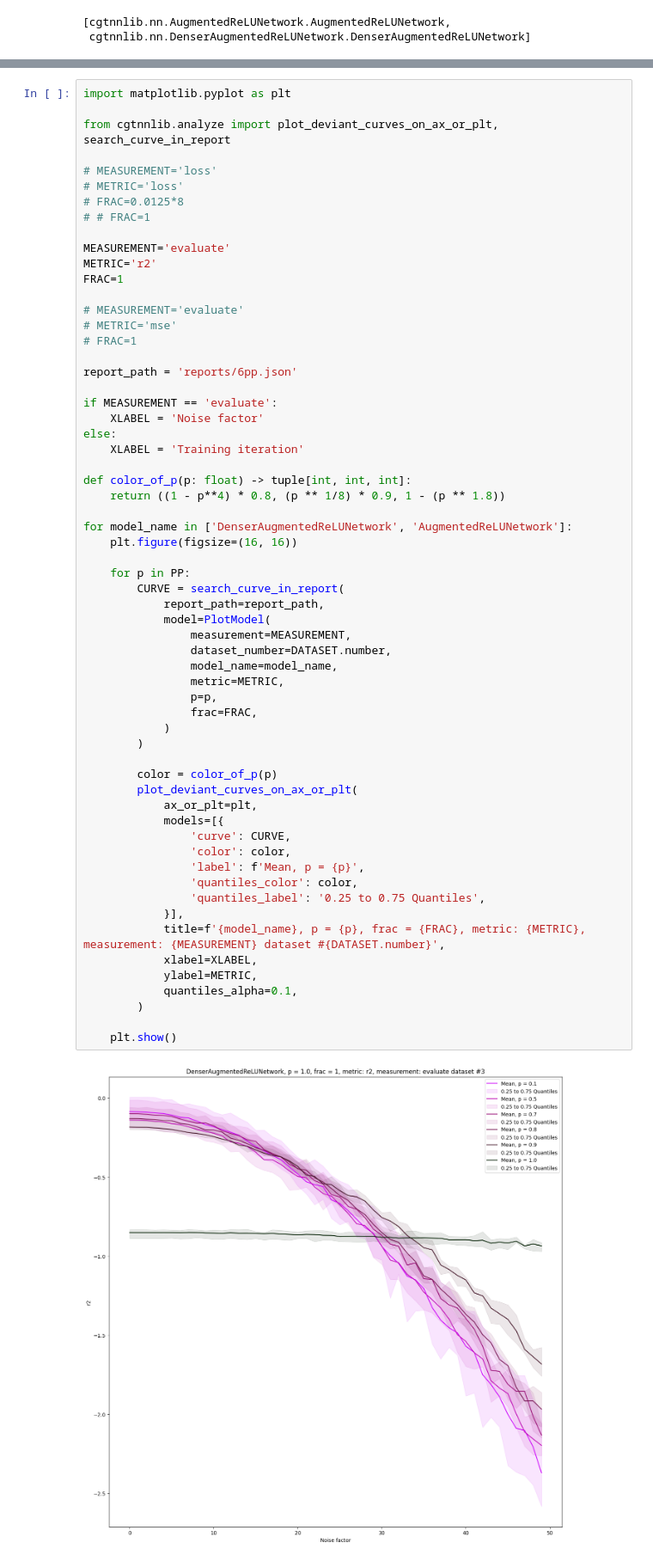
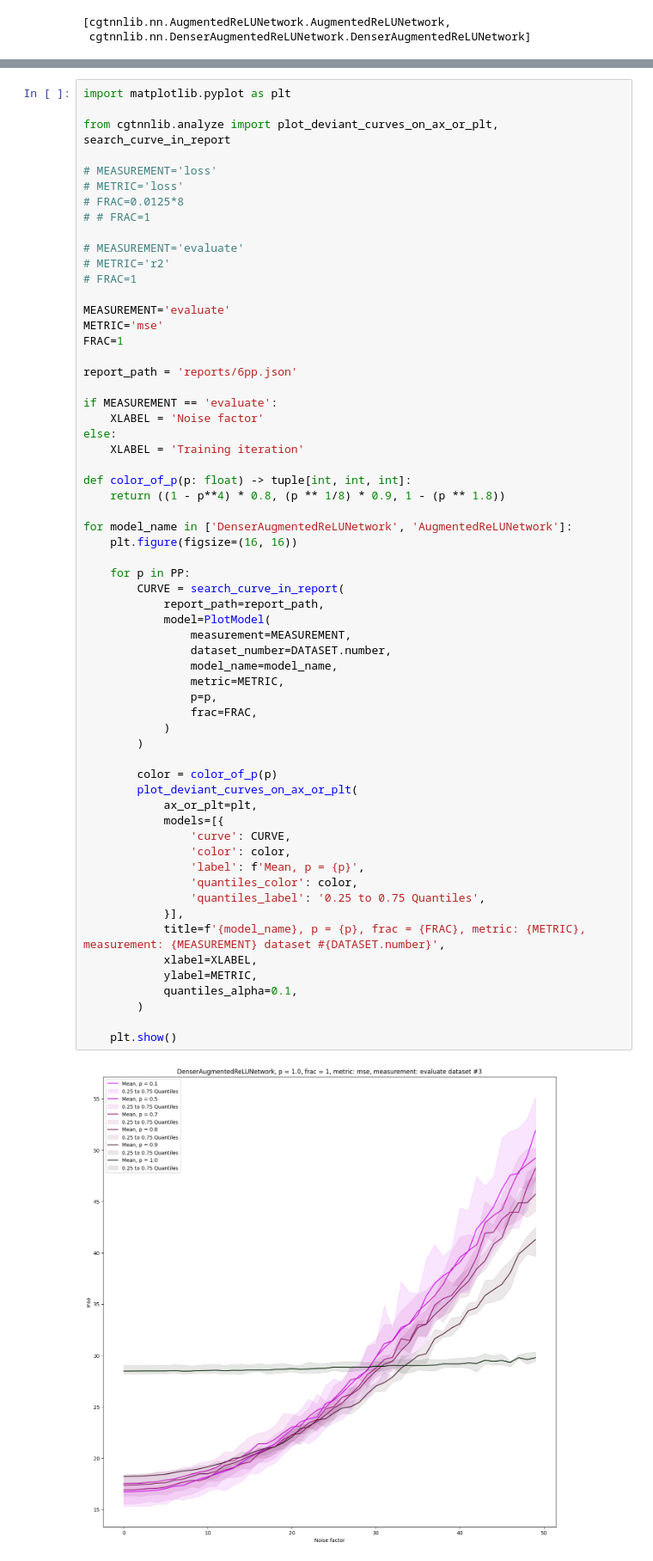
Before and after one commit to tail-call/Research, a Jupyter notebook: Workbench.ipynb, the cells around one changed output, grey strips where cells are left out. Shown at 86% size. Cells and saved outputs as stored; diff of their text form.

```diff
--- a/Workbench.ipynb
+++ b/Workbench.ipynb
@@ -134,13 +134,13 @@ from cgtnnlib.analyze import plot_deviant_curves_on_ax_or_plt, search_curve_in_r
 # FRAC=0.0125*8
 # # FRAC=1
 
+# MEASUREMENT='evaluate'
+# METRIC='r2'
+# FRAC=1
+
 MEASUREMENT='evaluate'
-METRIC='r2'
+METRIC='mse'
 FRAC=1
-
-# MEASUREMENT='evaluate'
-# METRIC='mse'
-# FRAC=1
 
 report_path = 'reports/6pp.json'
 
@@ -159,31 +159,31 @@ for model_name in ['DenserAugmentedReLUNetwork', 'AugmentedReLUNetwork']:
         CURVE = search_curve_in_report(
             report_path=report_path,
             model=PlotModel(
                 measurement=MEASUREMENT,
                 dataset_number=DATASET.number,
                 model_name=model_name,
                 metric=METRIC,
                 p=p,
                 frac=FRAC,
             )
         )
 
         color = color_of_p(p)
         plot_deviant_curves_on_ax_or_plt(
             ax_or_plt=plt,
             models=[{
                 'curve': CURVE,
                 'color': color,
                 'label': f'Mean, p = {p}',
                 'quantiles_color': color,
                 'quantiles_label': '0.25 to 0.75 Quantiles',
             }],
             title=f'{model_name}, p = {p}, frac = {FRAC}, metric: {METRIC}, measurement: {MEASUREMENT} dataset #{DATASET.number}',
             xlabel=XLABEL,
             ylabel=METRIC,
             quantiles_alpha=0.1,
         )
 
     plt.show()
 # %% [output]
-[figure, old version]
+[figure, new version]
```
Also changed, not shown: parts of 1 cell of this notebook.
